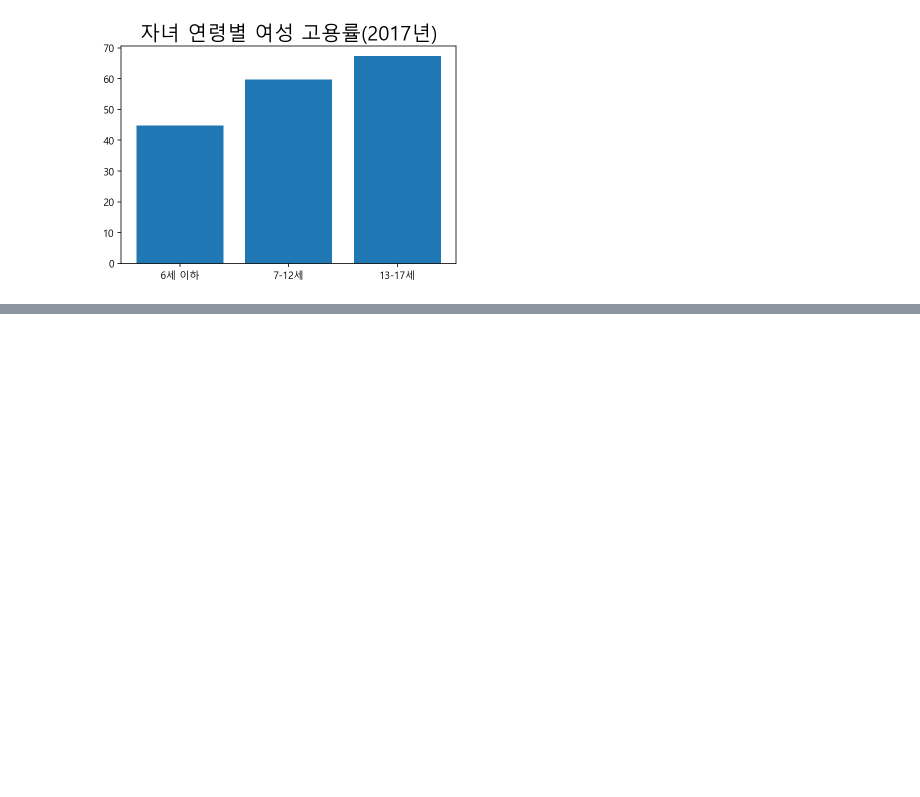
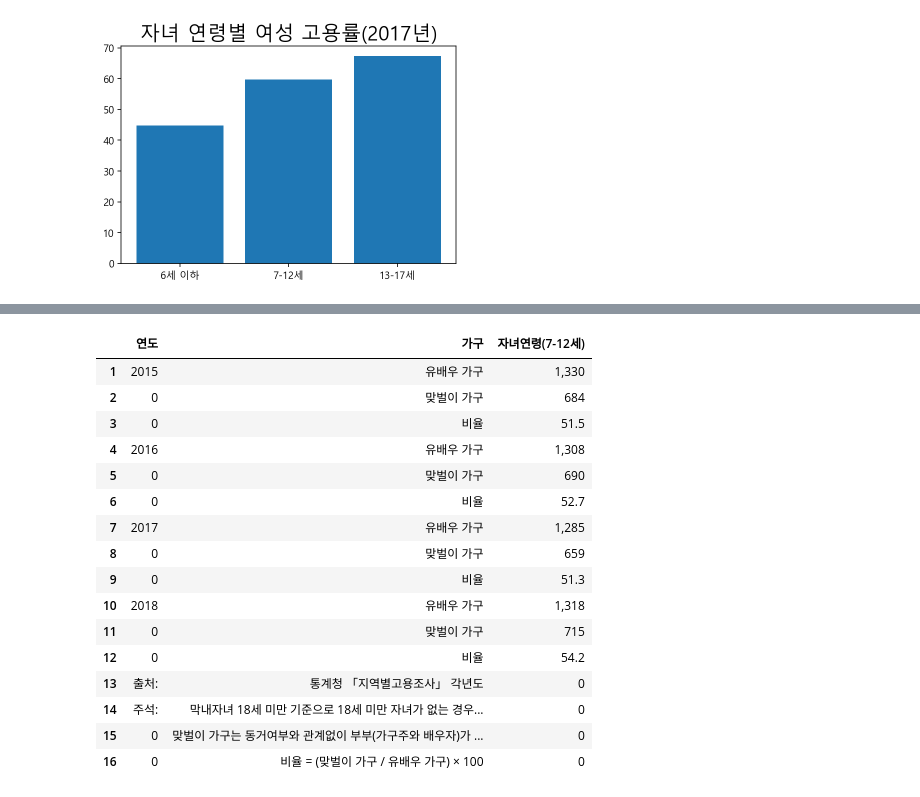
Before and after one commit to gyuholee94/seoul_contest, a Jupyter notebook: 맞벌이가정 추정.ipynb, the cells around one changed output, grey strips where cells are left out. Cells and saved outputs as stored; diff of their text form; code cells hidden in the pictures; blank space fills up the shorter version.

```diff
--- a/맞벌이가정 추정.ipynb
+++ b/맞벌이가정 추정.ipynb
@@ -31,3 +46,9 @@ def pklsave(df, name):
+# %%
+#전처리
+both_rate = both_rate.rename(columns=both_rate.iloc[2]).drop(both_rate.index[2]).fillna(0)
+both_rate.reset_index(inplace=True)
+both_rate2 = both_rate2.rename(columns=both_rate2.iloc[1]).drop(both_rate2.index[1]).fillna(0)
+both_rate2.reset_index(inplace=True)
 # %% [markdown]
 ##### 자녀연령별 취업여성 출처: 2018 한국의 워킹맘 보고서 https://www.kbfg.com/kbresearch/report/reportView.do?reportId=1003701
 ##### 행정동별 거주인구: 서울 빅데이터캠퍼스
@@ -46,0 +86,22 @@ plt.show()
+# %%
+both_rate2.columns = ['index','연도','가구','자녀연령(0-17세)','자녀연령(6세이하)','자녀연령(7-12세)','자녀연령(13-17세)']
+both_rate2 = both_rate2[['연도','가구','자녀연령(7-12세)']].drop(both_rate2.index[0])
+both_rate2
+# %% [output]
+|  | 연도 | 가구 | 자녀연령(7-12세) |
+| 1 | 2015 | 유배우 가구 | 1,330 |
+| 2 | 0 | 맞벌이 가구 | 684 |
+| 3 | 0 | 비율 | 51.5 |
+| 4 | 2016 | 유배우 가구 | 1,308 |
+| 5 | 0 | 맞벌이 가구 | 690 |
+| 6 | 0 | 비율 | 52.7 |
+| 7 | 2017 | 유배우 가구 | 1,285 |
+| 8 | 0 | 맞벌이 가구 | 659 |
+| 9 | 0 | 비율 | 51.3 |
+| 10 | 2018 | 유배우 가구 | 1,318 |
+| 11 | 0 | 맞벌이 가구 | 715 |
+| 12 | 0 | 비율 | 54.2 |
+| 13 | 출처: | 통계청 「지역별고용조사」 각년도 | 0 |
+| 14 | 주석: | 막내자녀 18세 미만 기준으로 18세 미만 자녀가 없는 경우... | 0 |
+| 15 | 0 | 맞벌이 가구는 동거여부와 관계없이 부부(가구주와 배우자)가 ... | 0 |
+| 16 | 0 | 비율 = (맞벌이 가구 / 유배우 가구) × 100 | 0 |
```
Also changed, not shown: parts of 14 cells of this notebook, 1 other file.
